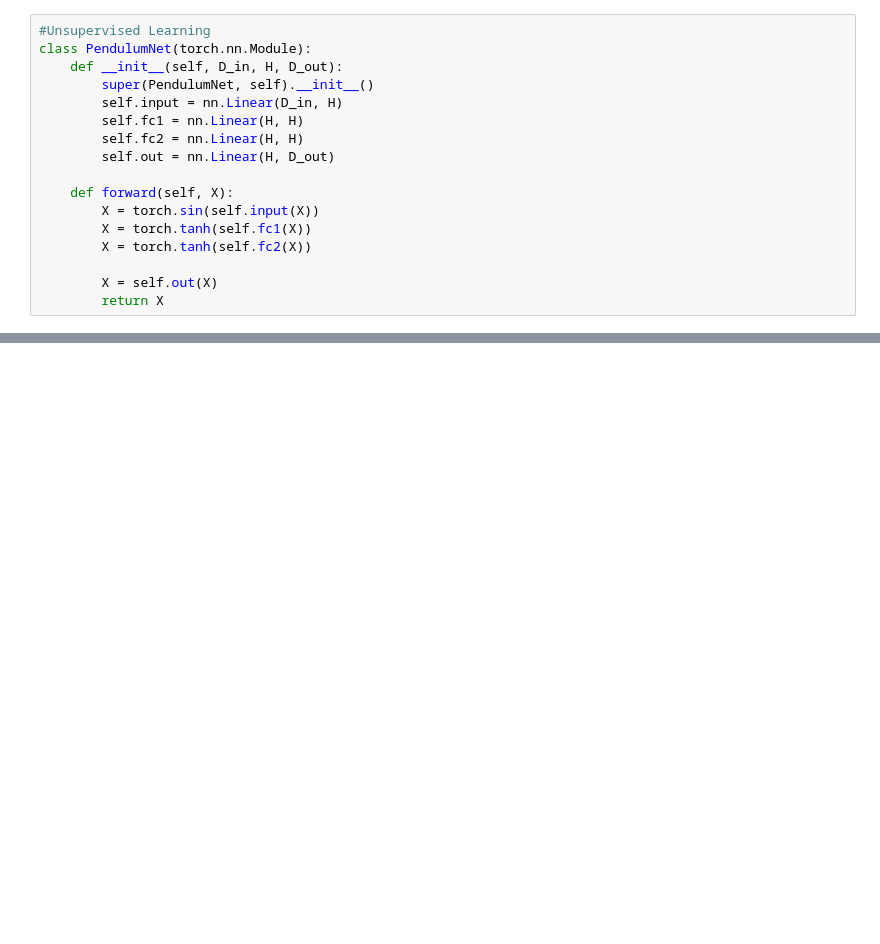
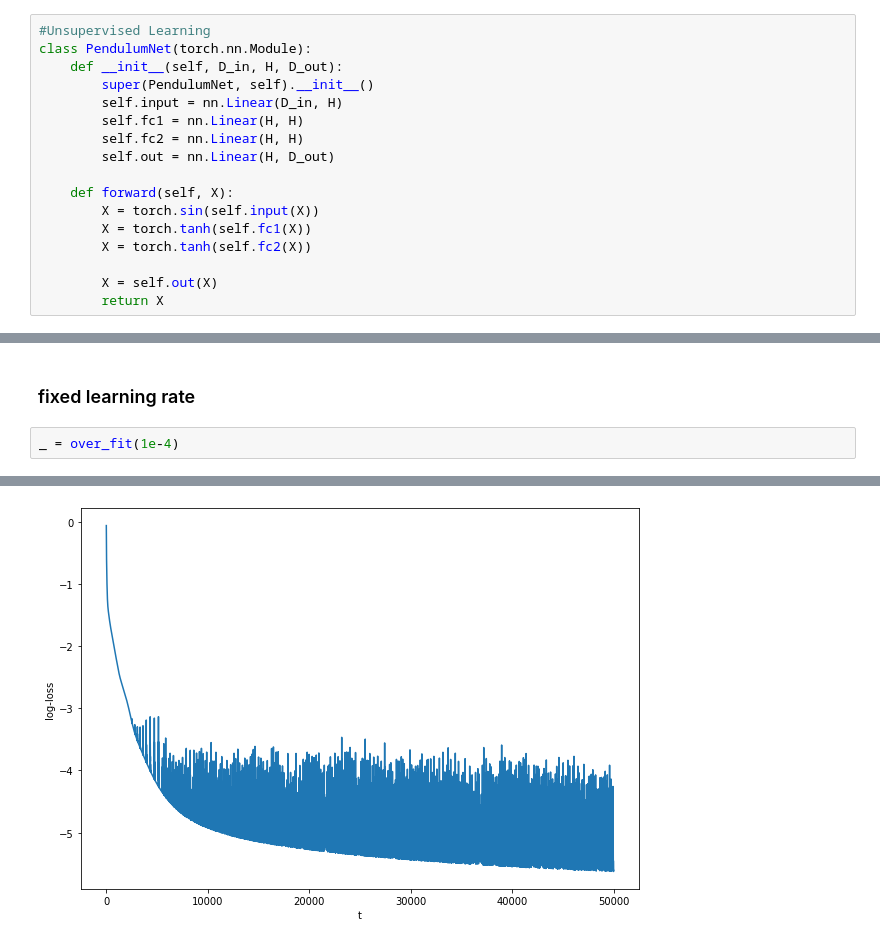
Before and after one commit to ChengTang/RESEARCH_ML, a Jupyter notebook: HubLayer/symplectic_NN_varying_initial_condition.ipynb, the cells around one changed output, grey strips where cells are left out. Drawn from its saved outputs; the diff is of its cells as text; blank space fills up the shorter version.

```diff
--- a/HubLayer/symplectic_NN_varying_initial_condition.ipynb
+++ b/HubLayer/symplectic_NN_varying_initial_condition.ipynb
@@ -118,0 +191,5 @@ class PendulumNet(torch.nn.Module):
+# %% [markdown]
+### fixed learning rate
+# %%
+_ = over_fit(1e-4)
+# %% [output]
@@ -118,0 +197 @@ class PendulumNet(torch.nn.Module):
+[figure, added]
```
Also changed, not shown: parts of 34 cells of this notebook, 7 other files.
